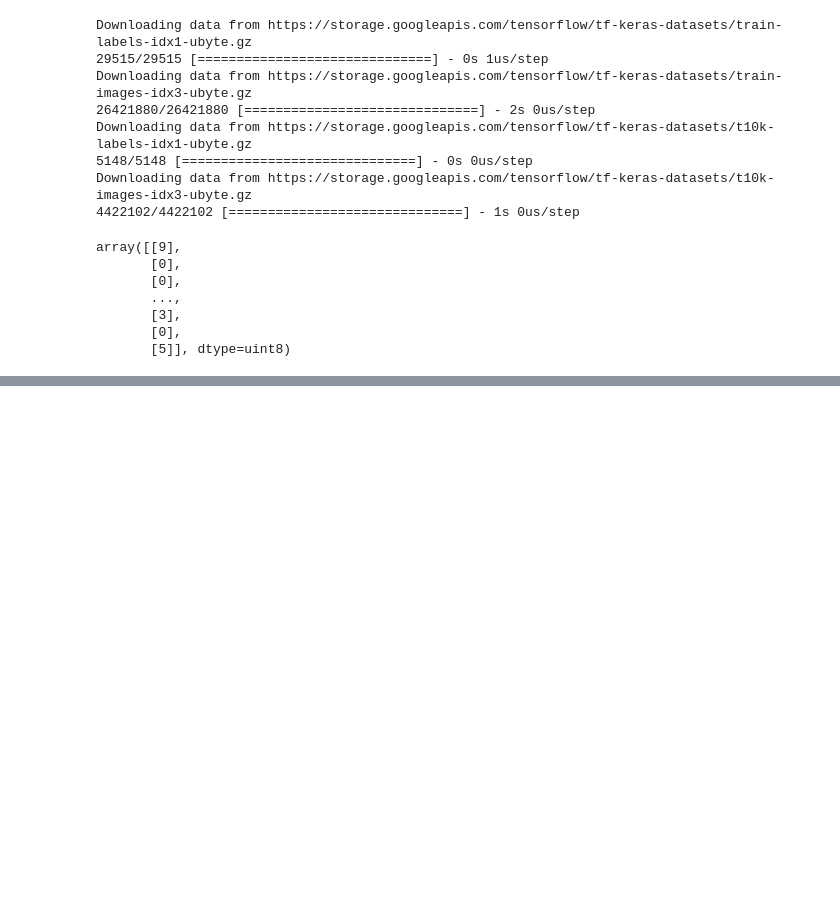
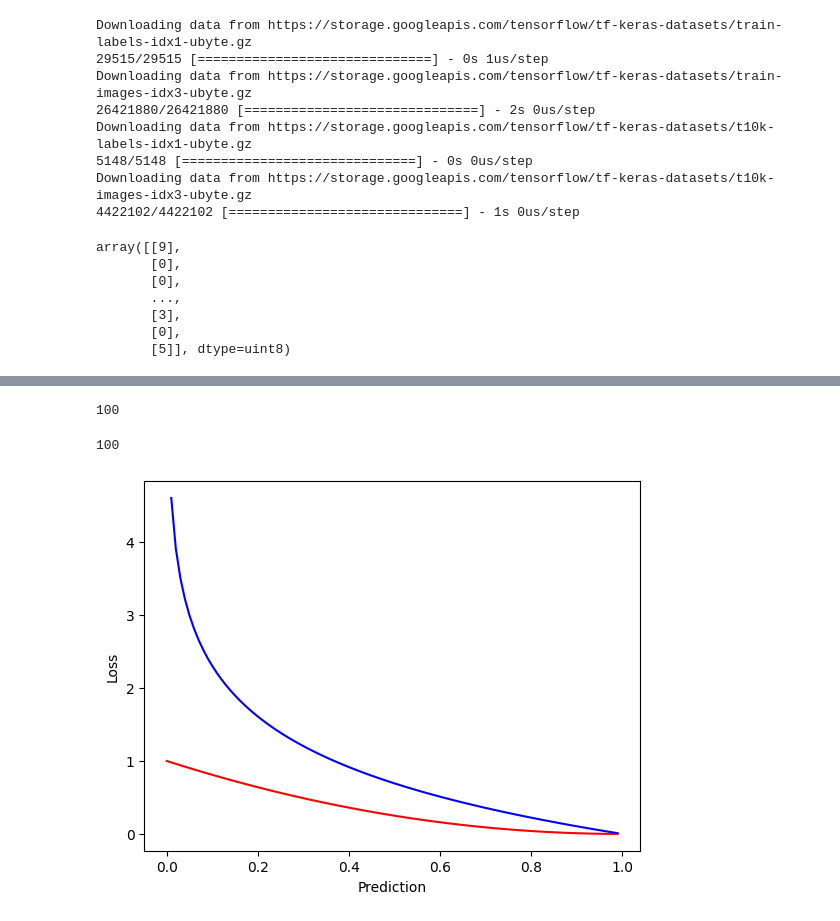
Before and after one commit to The237/DeepLearningCourses, a Jupyter notebook: 03_01_Deep_Learning_pour_la_classification.ipynb, the cells around one changed output, grey strips where cells are left out. Cells and saved outputs as stored; diff of their text form; code cells hidden in the pictures; blank space fills up the shorter version.

```diff
--- a/03_01_Deep_Learning_pour_la_classification.ipynb
+++ b/03_01_Deep_Learning_pour_la_classification.ipynb
@@ -30,0 +133,25 @@ training_labels.shape
+# %%
+def log_loss(target, prediction):
+  loss = -1 * np.log(prediction)
+  return loss
+# %%
+prediction = np.arange(0, 1, 0.01)
+len(prediction)
+# %% [output]
+100
+# %%
+target = np.ones_like(prediction)
+len(target)
+# %% [output]
+100
+# %%
+loss_mse = mse(target, prediction)
+loss_ce = log_loss(target, prediction)
+# %%
+plt.plot(prediction, loss_mse, c= "red")
+plt.plot(prediction, loss_ce, c= "blue")
+plt.xlabel("Prediction")
+plt.ylabel("Loss")
+plt.show()
+# %% [output]
+[figure, added]
```
Also changed, not shown: parts of 22 cells of this notebook.
